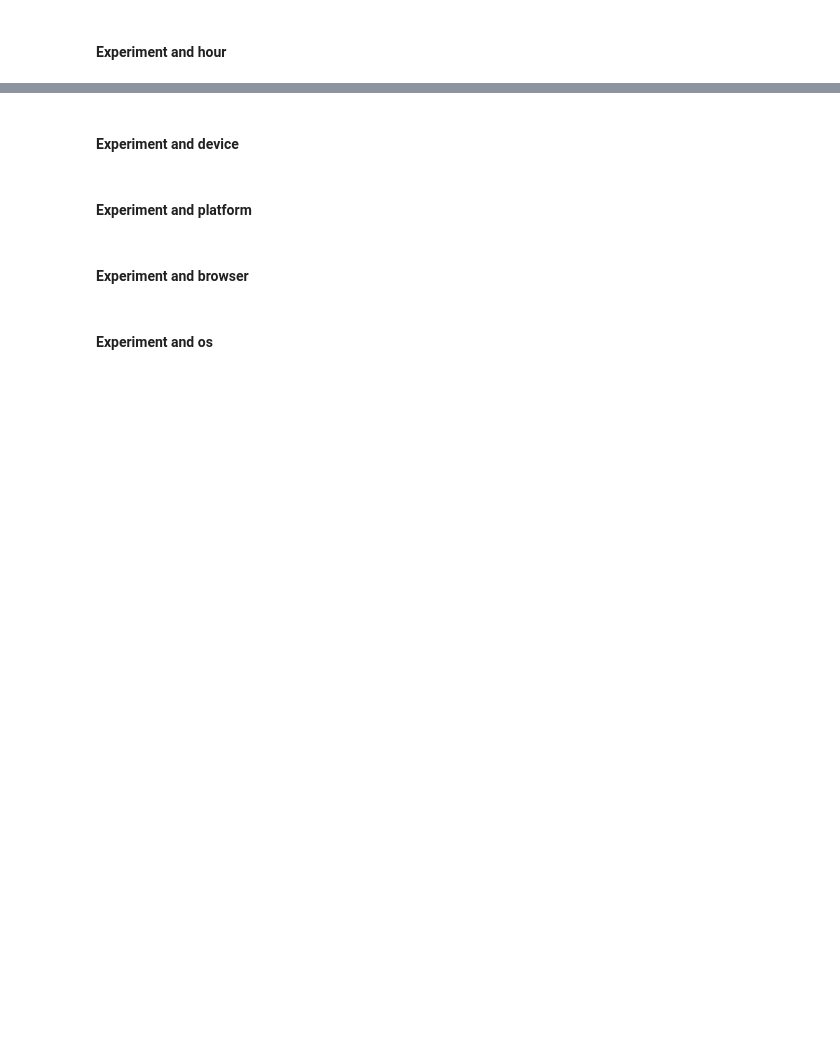
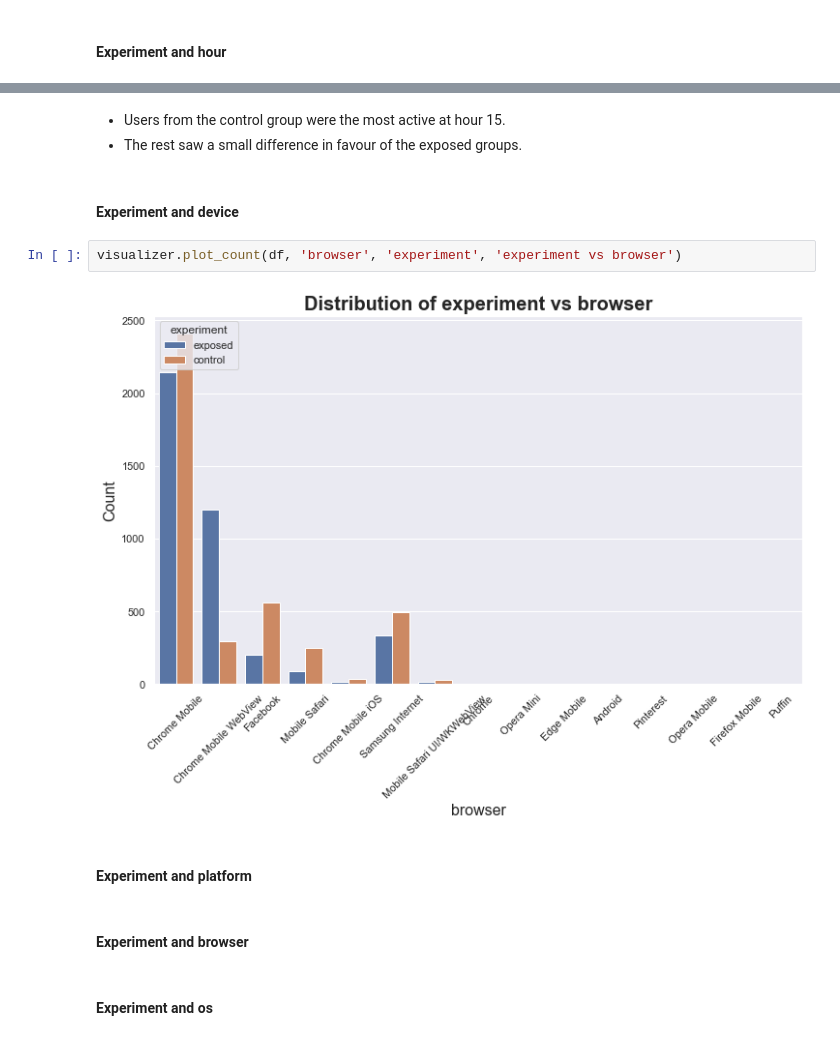
Before and after one commit to 10X-groups/AB-testing, a Jupyter notebook: notebooks/EDA.ipynb, the cells around one changed output, grey strips where cells are left out. Saved outputs shown, nothing was run; the diff lists cells and outputs as text; blank space fills up the shorter version.

```diff
--- a/notebooks/EDA.ipynb
+++ b/notebooks/EDA.ipynb
@@ -223,5 +348,12 @@ Error:
+# %% [markdown]
+* Users from the control group were the most active at hour 15.
+* The rest saw a small difference in favour of the exposed groups.
 # %% [markdown]
 #### Experiment and device
+# %%
+visualizer.plot_count(df, 'browser', 'experiment', 'experiment vs browser')
+# %% [output]
+[figure, added]
 # %% [markdown]
 #### Experiment and platform
 # %% [markdown]
```
Also changed, not shown: parts of 33 cells of this notebook, 3 other files.
